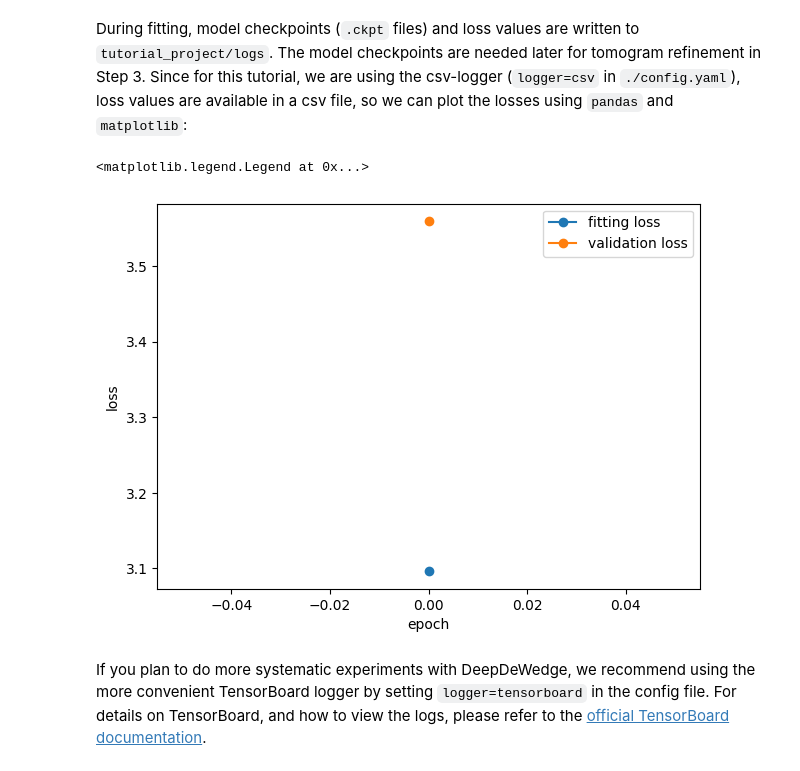
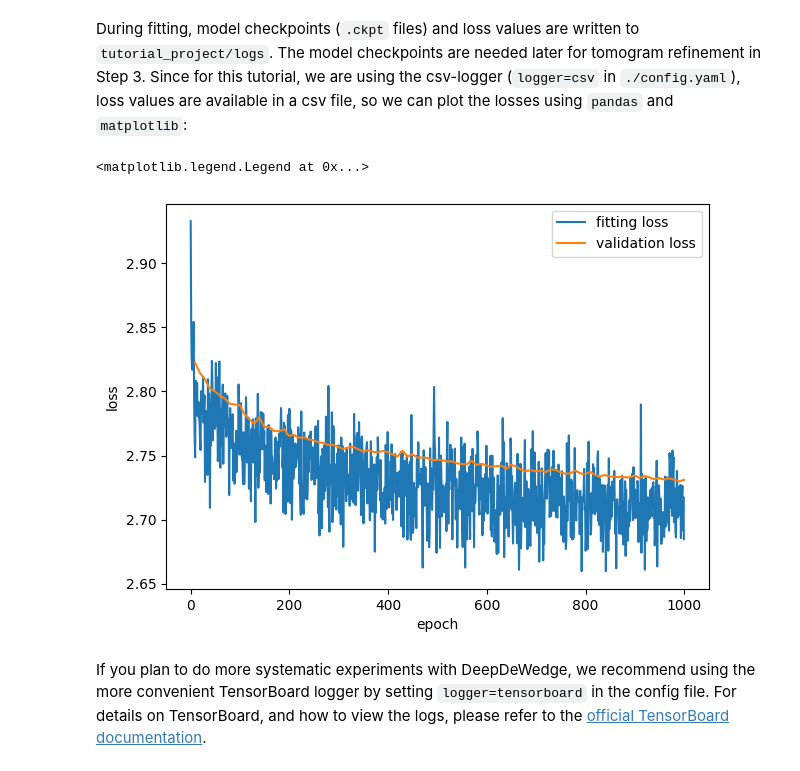
Before and after one commit to MLI-lab/DeepDeWedge, a Jupyter notebook: tutorial/Step2:ModelFitting.ipynb, the cells around one changed output. Drawn from its saved outputs; the diff is of its cells as text; code cells hidden in the pictures.

```diff
--- a/tutorial/Step2:ModelFitting.ipynb
+++ b/tutorial/Step2:ModelFitting.ipynb
@@ -21,16 +24,16 @@ During fitting, model checkpoints (`.ckpt` files) and loss values are written to
 # %%
 metrics = pd.read_csv(f"tutorial_project/logs/version_0/metrics.csv")
 
 plt.figure(figsize=(7,5))
-plt.plot(metrics[~metrics.fitting_loss.isna()].epoch, metrics.fitting_loss[~metrics.fitting_loss.isna()], marker="o", label="fitting loss")
-plt.plot(metrics[~metrics.val_loss.isna()].epoch, metrics.val_loss[~metrics.val_loss.isna()], marker="o", label="validation loss")
+plt.plot(metrics[~metrics.fitting_loss.isna()].epoch, metrics.fitting_loss[~metrics.fitting_loss.isna()], label="fitting loss")
+plt.plot(metrics[~metrics.val_loss.isna()].epoch[1:], metrics.val_loss[~metrics.val_loss.isna()][1:], label="validation loss")
 
 plt.xlabel("epoch")
 plt.ylabel("loss")
 plt.legend(loc="best")
 # %% [output]
 <matplotlib.legend.Legend at 0x...>
-[figure, old version]
+[figure, new version]
 # %% [markdown]
 If you plan to do more systematic experiments with DeepDeWedge, we recommend using the more convenient TensorBoard logger by setting `logger=tensorboard` in the config file. For details on TensorBoard, and how to view the logs, please refer to the [official TensorBoard documentation](https://www.tensorflow.org/tensorboard/get_started).
 # %% [markdown]
```
Also changed, not shown: parts of 2 cells of this notebook, 12 other files.
